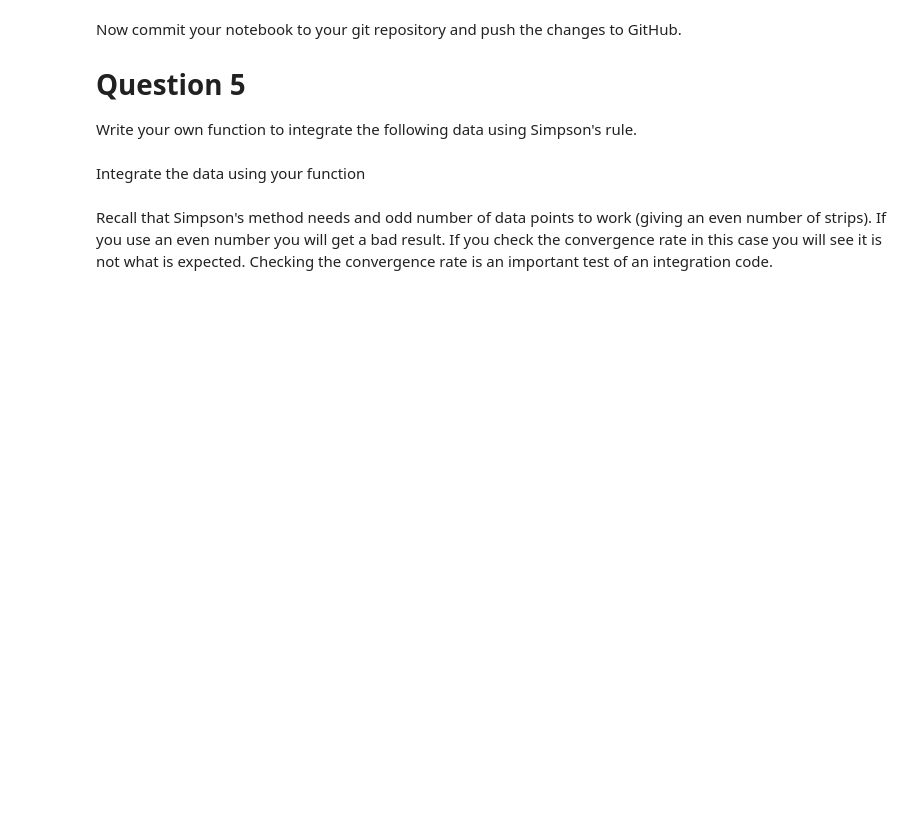
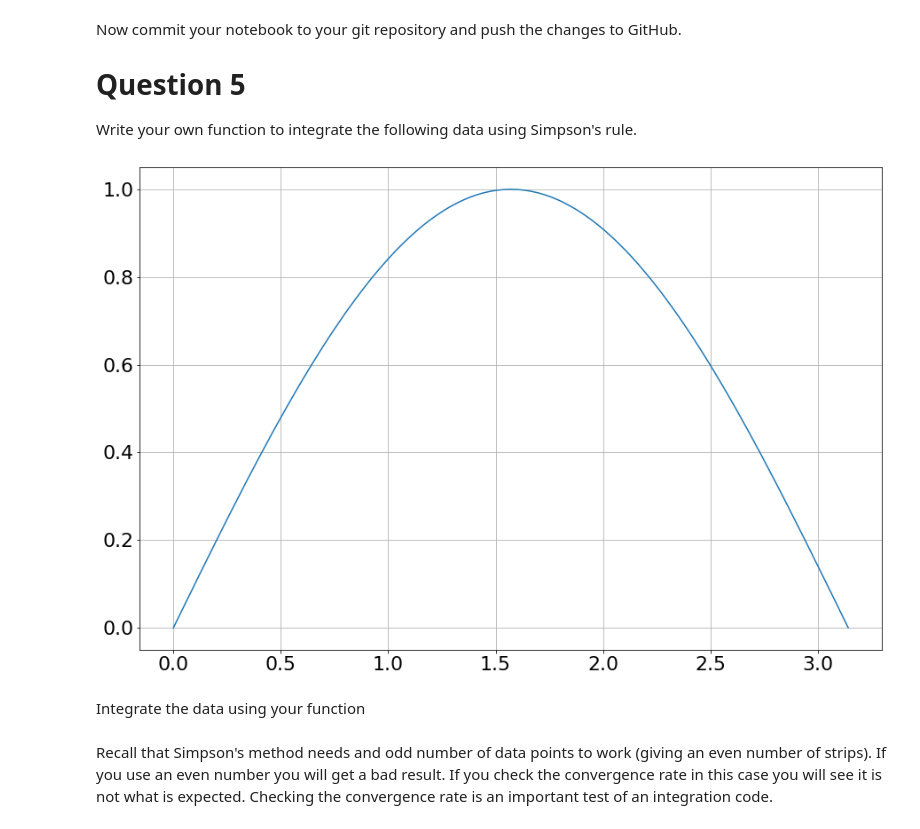
Before and after one commit to Kristian-Mele/ACM20030Assignments, a Jupyter notebook: ACM20030-Assignment-4.ipynb, the cells around one changed output. Saved outputs shown, nothing was run; the diff lists cells and outputs as text; code cells hidden in the pictures; blank space fills up the shorter version.

```diff
--- a/ACM20030-Assignment-4.ipynb
+++ b/ACM20030-Assignment-4.ipynb
@@ -189,7 +298,12 @@ Write your own function to integrate the following data using Simpson's rule.
 # %%
 x = np.linspace(0, np.pi, 101)
 dx = x[1]-x[0]
 y = np.sin(x)
+
+plt.plot(x,y)
+plt.grid(True)
+# %% [output]
+[figure, added]
 # %% [markdown]
 Integrate the data using your function
 # %% [markdown]
```
Also changed, not shown: parts of 13 cells of this notebook.
